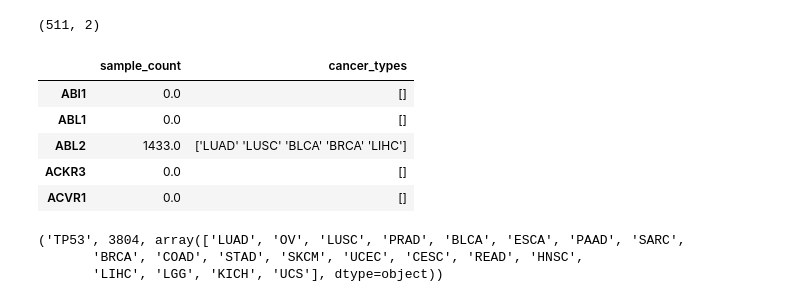
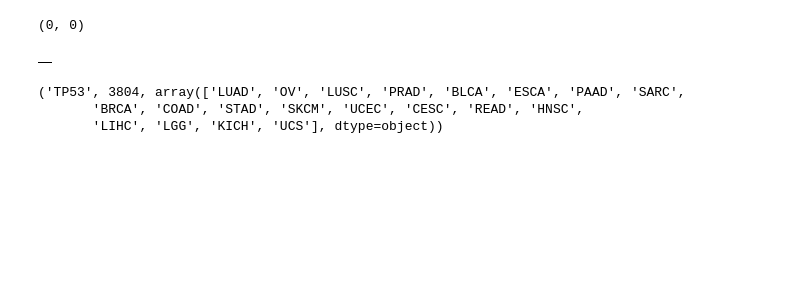
Before and after one commit to greenelab/mpmp, a Jupyter notebook: 01_explore_data/count_all_genes_filters.ipynb, the cells around one changed output. Saved outputs shown, nothing was run; the diff lists cells and outputs as text; code cells hidden in the pictures; blank space fills up the shorter version.

Commit message:
run notebook for genes without copy data

```diff
--- a/01_explore_data/count_all_genes_filters.ipynb
+++ b/01_explore_data/count_all_genes_filters.ipynb
@@ -30,22 +30,17 @@ def gene_sample_count(gene, data_model, classification='neither'):
     return (gene, sample_count, cancer_types)
 # %%
 # cache partial results and load them
-output_file = Path('./gene_sample_count.tsv')
+output_file = Path('./gene_sample_count_no_copy.tsv')
 if output_file.is_file():
     output_df = pd.read_csv(output_file, sep='\t', index_col=0)
 else:
     output_df = pd.DataFrame()
 
 print(output_df.shape)
 output_df.head()
 # %% [output]
-(511, 2)
+(0, 0)
-|  | sample_count | cancer_types |
-| ABI1 | 0.0 | [] |
-| ABL1 | 0.0 | [] |
-| ABL2 | 1433.0 | ['LUAD' 'LUSC' 'BLCA' 'BRCA' 'LIHC'] |
-| ACKR3 | 0.0 | [] |
-| ACVR1 | 0.0 | [] |
+|  |
 # %%
 print(gene_sample_count('TP53', tcga_data, classification='TSG'))
 # %% [output]
```
Also changed, not shown: parts of 8 cells of this notebook, 1 other file.
